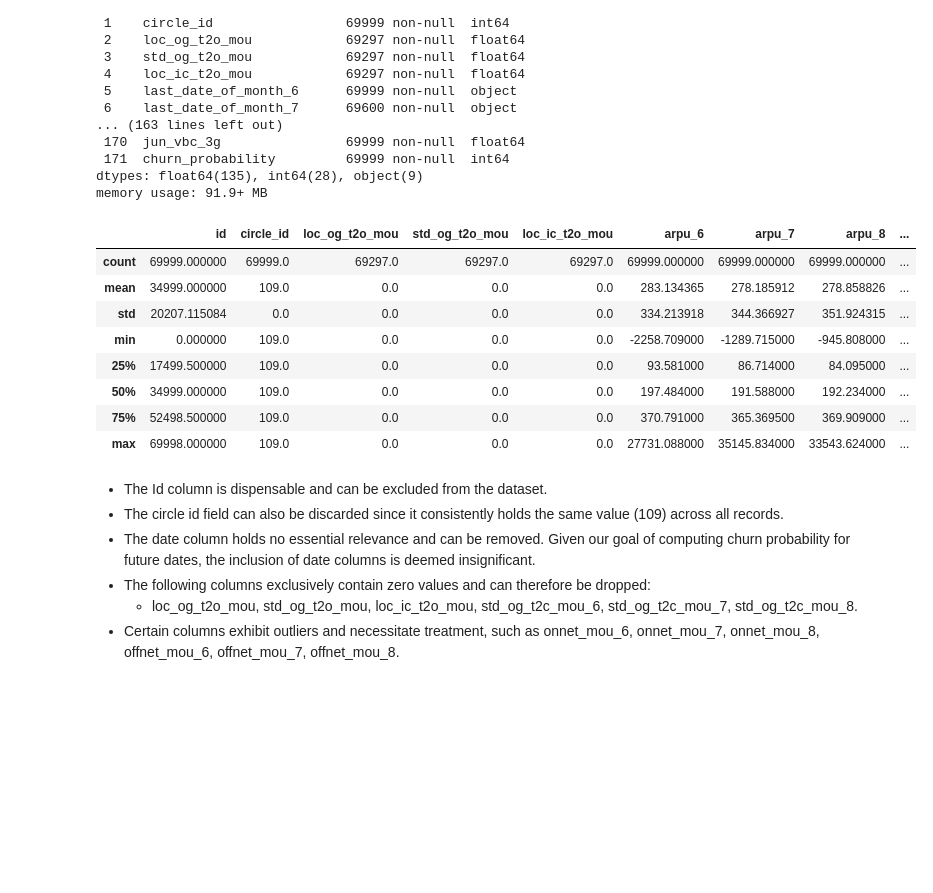
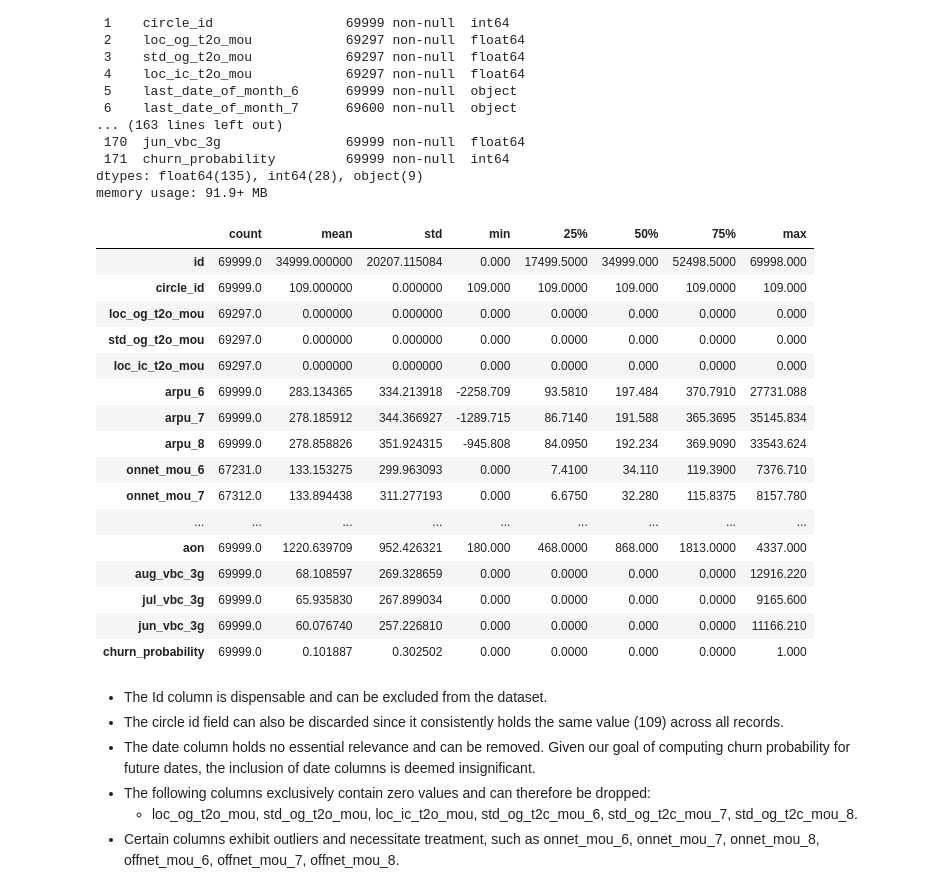
Before and after one commit to girishsatyam/Telecom_Churn_Prediction, a Jupyter notebook: Telecom Churn Prediction_CaseStudy.ipynb, the cells around one changed output. Drawn from its saved outputs; the diff is of its cells as text; code cells hidden in the pictures; blank space fills up the shorter version.

```diff
--- a/Telecom Churn Prediction_CaseStudy.ipynb
+++ b/Telecom Churn Prediction_CaseStudy.ipynb
@@ -106,17 +108,25 @@ dtypes: float64(135), int64(28), object(9)
 memory usage: 91.9+ MB
 # %%
 #Understanding Data
-train_data.describe()
+train_data.describe().T
 # %% [output]
-|  | id | circle_id | loc_og_t2o_mou | std_og_t2o_mou | loc_ic_t2o_mou | arpu_6 | arpu_7 | arpu_8 | ... |
-| count | 69999.000000 | 69999.0 | 69297.0 | 69297.0 | 69297.0 | 69999.000000 | 69999.000000 | 69999.000000 | ... |
-| mean | 34999.000000 | 109.0 | 0.0 | 0.0 | 0.0 | 283.134365 | 278.185912 | 278.858826 | ... |
-| std | 20207.115084 | 0.0 | 0.0 | 0.0 | 0.0 | 334.213918 | 344.366927 | 351.924315 | ... |
-| min | 0.000000 | 109.0 | 0.0 | 0.0 | 0.0 | -2258.709000 | -1289.715000 | -945.808000 | ... |
-| 25% | 17499.500000 | 109.0 | 0.0 | 0.0 | 0.0 | 93.581000 | 86.714000 | 84.095000 | ... |
-| 50% | 34999.000000 | 109.0 | 0.0 | 0.0 | 0.0 | 197.484000 | 191.588000 | 192.234000 | ... |
-| 75% | 52498.500000 | 109.0 | 0.0 | 0.0 | 0.0 | 370.791000 | 365.369500 | 369.909000 | ... |
-| max | 69998.000000 | 109.0 | 0.0 | 0.0 | 0.0 | 27731.088000 | 35145.834000 | 33543.624000 | ... |
+|  | count | mean | std | min | 25% | 50% | 75% | max |
+| id | 69999.0 | 34999.000000 | 20207.115084 | 0.000 | 17499.5000 | 34999.000 | 52498.5000 | 69998.000 |
+| circle_id | 69999.0 | 109.000000 | 0.000000 | 109.000 | 109.0000 | 109.000 | 109.0000 | 109.000 |
+| loc_og_t2o_mou | 69297.0 | 0.000000 | 0.000000 | 0.000 | 0.0000 | 0.000 | 0.0000 | 0.000 |
+| std_og_t2o_mou | 69297.0 | 0.000000 | 0.000000 | 0.000 | 0.0000 | 0.000 | 0.0000 | 0.000 |
+| loc_ic_t2o_mou | 69297.0 | 0.000000 | 0.000000 | 0.000 | 0.0000 | 0.000 | 0.0000 | 0.000 |
+| arpu_6 | 69999.0 | 283.134365 | 334.213918 | -2258.709 | 93.5810 | 197.484 | 370.7910 | 27731.088 |
+| arpu_7 | 69999.0 | 278.185912 | 344.366927 | -1289.715 | 86.7140 | 191.588 | 365.3695 | 35145.834 |
+| arpu_8 | 69999.0 | 278.858826 | 351.924315 | -945.808 | 84.0950 | 192.234 | 369.9090 | 33543.624 |
+| onnet_mou_6 | 67231.0 | 133.153275 | 299.963093 | 0.000 | 7.4100 | 34.110 | 119.3900 | 7376.710 |
+| onnet_mou_7 | 67312.0 | 133.894438 | 311.277193 | 0.000 | 6.6750 | 32.280 | 115.8375 | 8157.780 |
+| ... | ... | ... | ... | ... | ... | ... | ... | ... |
+| aon | 69999.0 | 1220.639709 | 952.426321 | 180.000 | 468.0000 | 868.000 | 1813.0000 | 4337.000 |
+| aug_vbc_3g | 69999.0 | 68.108597 | 269.328659 | 0.000 | 0.0000 | 0.000 | 0.0000 | 12916.220 |
+| jul_vbc_3g | 69999.0 | 65.935830 | 267.899034 | 0.000 | 0.0000 | 0.000 | 0.0000 | 9165.600 |
+| jun_vbc_3g | 69999.0 | 60.076740 | 257.226810 | 0.000 | 0.0000 | 0.000 | 0.0000 | 11166.210 |
+| churn_probability | 69999.0 | 0.101887 | 0.302502 | 0.000 | 0.0000 | 0.000 | 0.0000 | 1.000 |
 # %% [markdown]
 - The Id column is dispensable and can be excluded from the dataset.
 - The circle id field can also be discarded since it consistently holds the same value (109) across all records.
```
Also changed, not shown: parts of 15 cells of this notebook.
